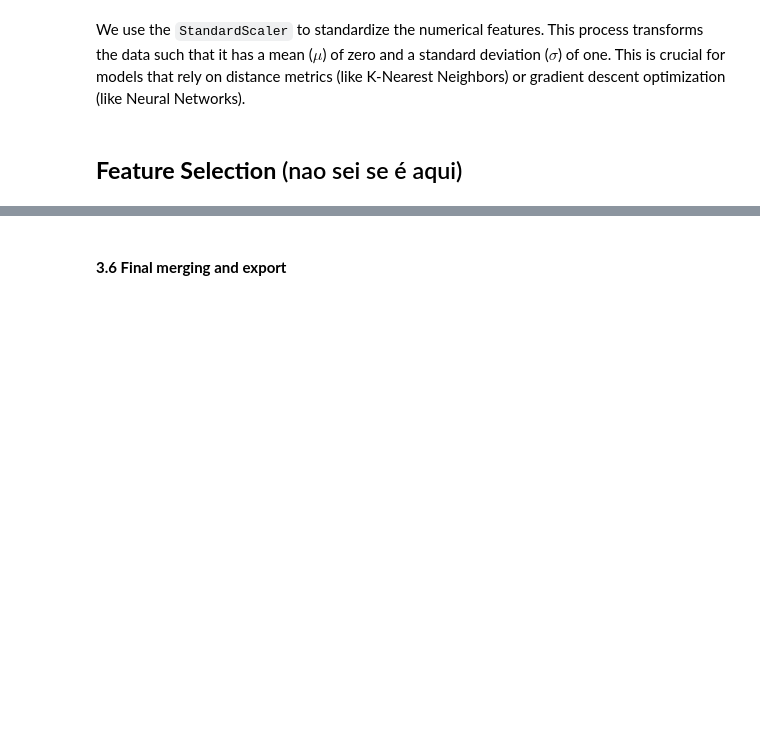
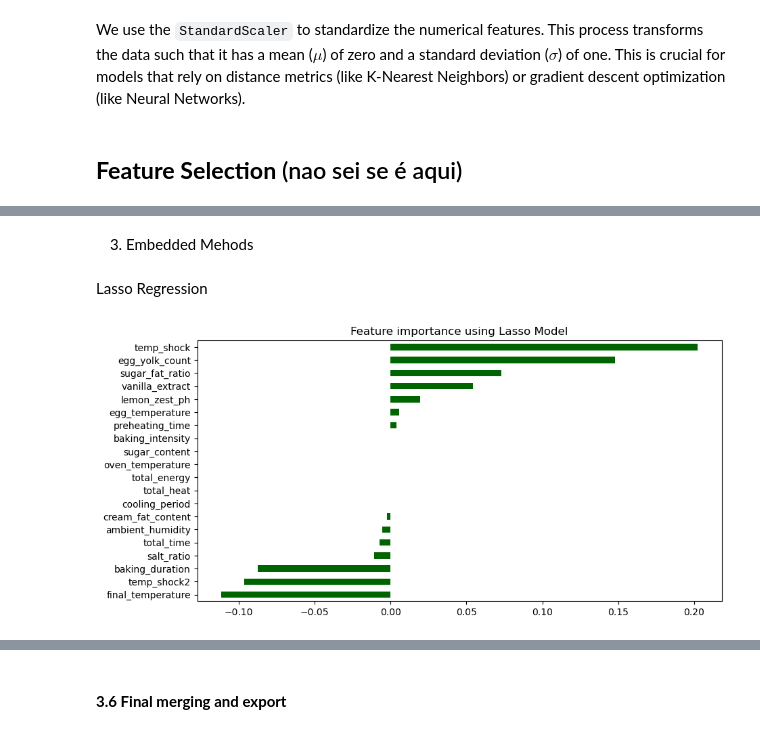
Before and after one commit to afonsolince06/Machine_Learning_Project, a Jupyter notebook: notebook3_new.ipynb, the cells around one changed output, grey strips where cells are left out. Cells and saved outputs as stored; diff of their text form; code cells hidden in the pictures; blank space fills up the shorter version.

```diff
--- a/notebook3_new.ipynb
+++ b/notebook3_new.ipynb
@@ -285,0 +356,2 @@ We use the `StandardScaler` to standardize the numerical features. This process
+# %%
+model = LogisticRegression()
@@ -285,0 +415,22 @@ We use the `StandardScaler` to standardize the numerical features. This process
+# %%
+# Number of features
+nof_list = np.arange(1, min(X_train_scaled.shape[1], 8))
+high_score = 0
+nof = 0
+score_list = []
+
+for n in range(len(nof_list)):
+    sfs = SequentialFeatureSelector(model, n_features_to_select = nof_list[n])
+    X_train_sfs = sfs.fit_transform(X_train_scaled, y_train)
+    X_val_sfs = sfs.transform(X_val_scaled)
+    model.fit(X_train_sfs, y_train)
+
+    score = model.score(X_val_sfs, y_val)
+    score_list.append(score)
+
+    if score > high_score:
+        high_score = score
+        nof = nof_list[n]
+
+print("Optimum number of features: %d" % nof)
+print("Score with %d features: %f" % (nof, high_score))
@@ -285,0 +465,21 @@ We use the `StandardScaler` to standardize the numerical features. This process
+# %% [markdown]
+3. Embedded Mehods
+# %% [markdown]
+Lasso Regression
+# %%
+def plot_importance(coef,name):
+    imp_coef = coef.sort_values()
+    plt.figure(figsize = (10, 5))
+    imp_coef.plot(kind = "barh", color = 'darkgreen')
+    plt.title("Feature importance using " + name + " Model")
+    plt.show()
+
+reg = LassoCV()
+
+reg.fit(X_train_scaled, y_train)
+
+coef = pd.Series(reg.coef_, index = X_train_scaled.columns)
+
+plot_importance(coef,'Lasso')
+# %% [output]
+[figure, added]
```
Also changed, not shown: parts of 27 cells of this notebook.
